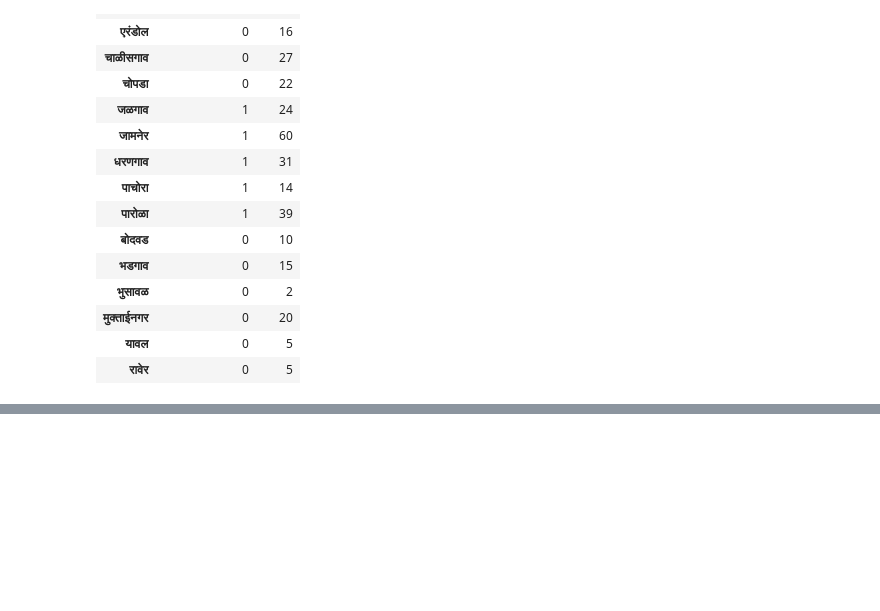
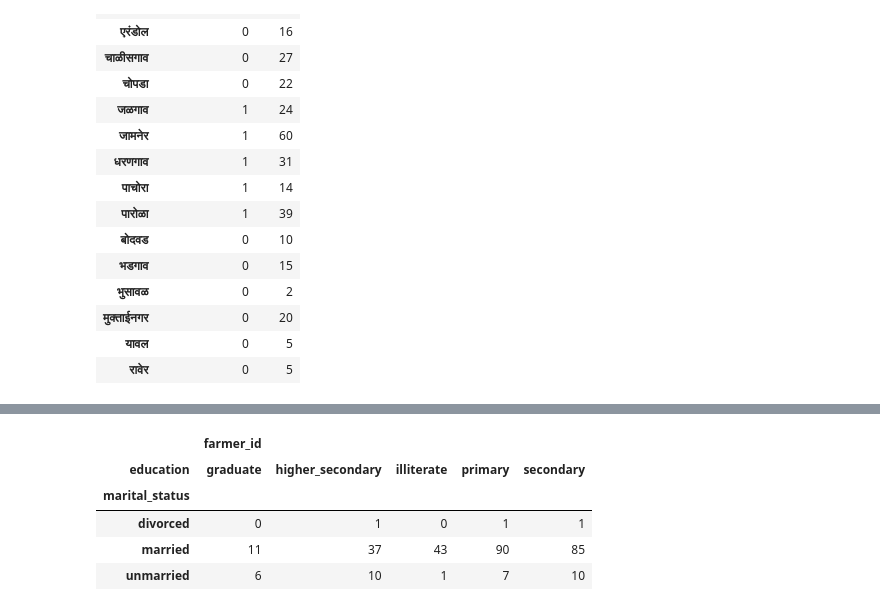
Before and after one commit to manojcpatil-students/PRERNA, a Jupyter notebook: April03_Trials.ipynb, the cells around one changed output, grey strips where cells are left out. Saved outputs shown, nothing was run; the diff lists cells and outputs as text; code cells hidden in the pictures; blank space fills up the shorter version.

```diff
--- a/April03_Trials.ipynb
+++ b/April03_Trials.ipynb
@@ -178,0 +265,14 @@ Name: depression_1, Length: 303, dtype: object
+# %%
+pd.pivot_table(
+    survey_main,
+    values=['farmer_id'],
+    index='marital_status',
+    columns='education',
+    aggfunc='count',fill_value= 0)
+# %% [output]
+|  | farmer_id |  |  |  |  |
+| education | graduate | higher_secondary | illiterate | primary | secondary |
+| marital_status |  |  |  |  |  |
+| divorced | 0 | 1 | 0 | 1 | 1 |
+| married | 11 | 37 | 43 | 90 | 85 |
+| unmarried | 6 | 10 | 1 | 7 | 10 |
```
Also changed, not shown: parts of 14 cells of this notebook, 23 other files.
